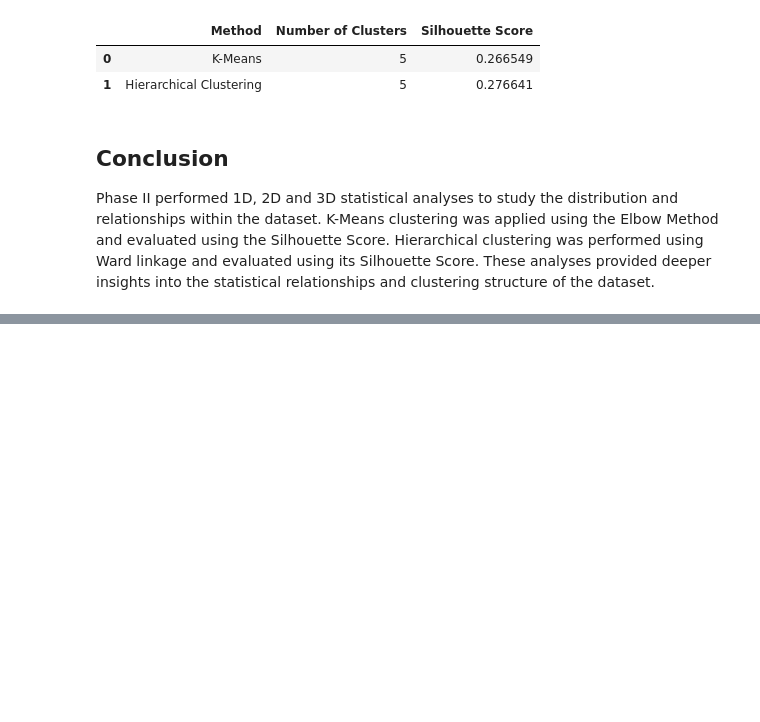
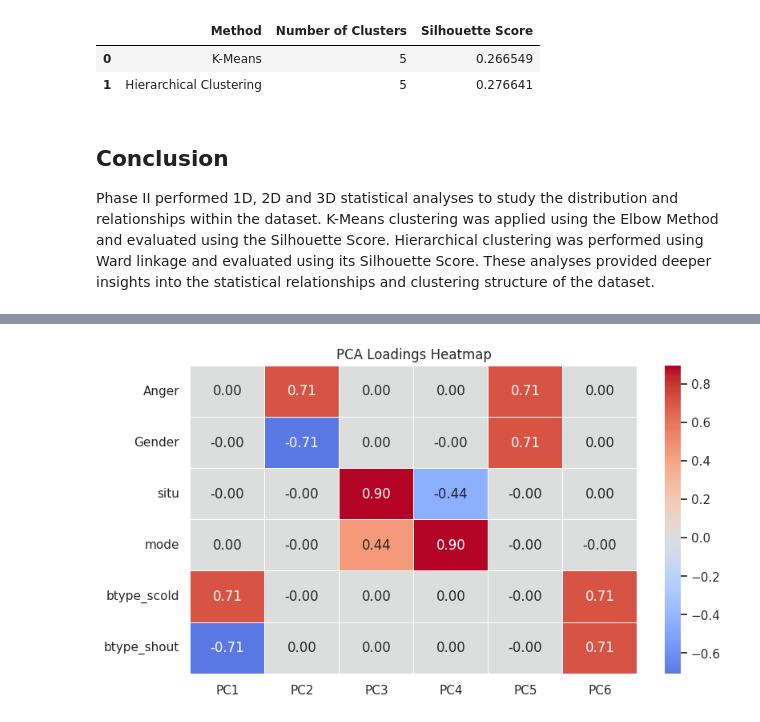
Before and after one commit to Ishita1609/Ishita-Singh, a Jupyter notebook: EDA_Phase1.ipynb, the cells around one changed output, grey strips where cells are left out. Cells and saved outputs as stored; diff of their text form; code cells hidden in the pictures; blank space fills up the shorter version.

```diff
--- a/EDA_Phase1.ipynb
+++ b/EDA_Phase1.ipynb
@@ -686,0 +824,8 @@ These analyses provided deeper insights into the statistical relationships and c
+# %%
+loadings = pd.DataFrame(
+    pca.components_.T,
+    index=features,
+    columns=components
+)
+
+loadings.round(3)
@@ -686,0 +840,17 @@ These analyses provided deeper insights into the statistical relationships and c
+# %%
+plt.figure(figsize=(9, 5))
+
+sns.heatmap(
+    loadings,
+    annot=True,
+    fmt=".2f",
+    cmap="coolwarm",
+    center=0,
+    linewidths=0.5
+)
+
+plt.title("PCA Loadings Heatmap")
+
+plt.show()
+# %% [output]
+[figure, added]
```
Also changed, not shown: parts of 21 cells of this notebook.
